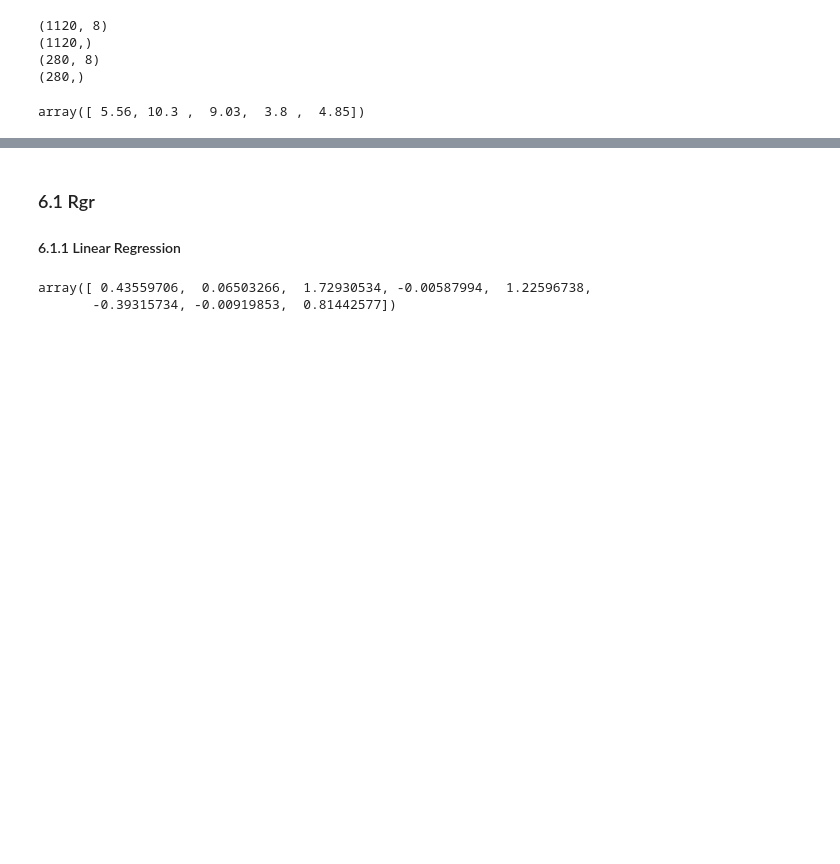
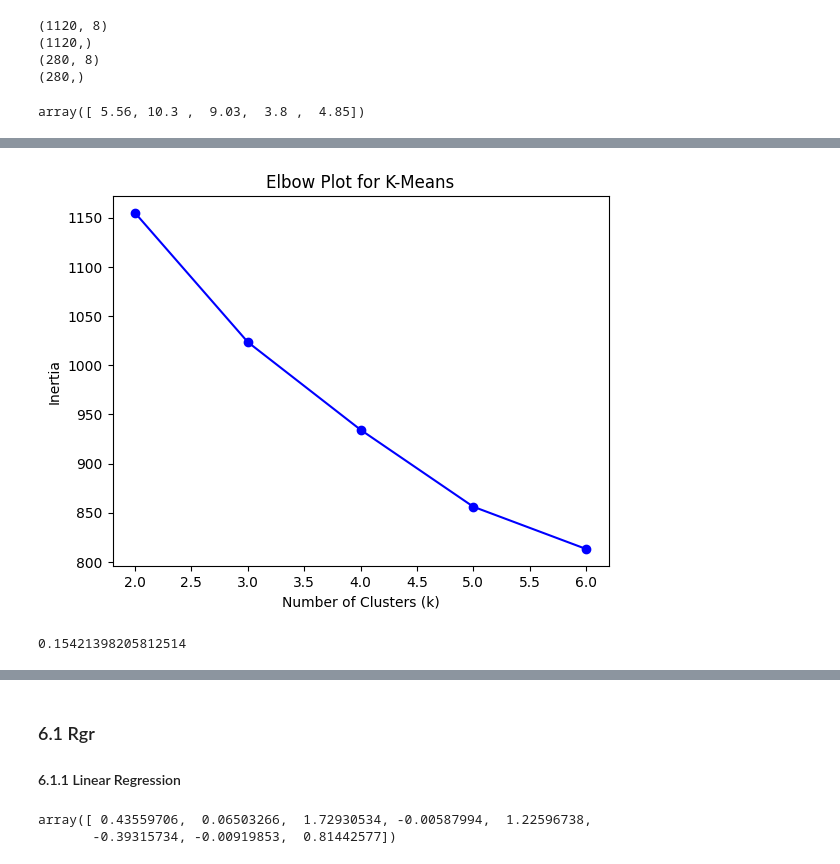
Before and after one commit to XunMMU/dsf-carbon, a Jupyter notebook: TT3L_G01_Notebook.ipynb, the cells around one changed output, grey strips where cells are left out. Saved outputs shown, nothing was run; the diff lists cells and outputs as text; code cells hidden in the pictures; blank space fills up the shorter version.

Commit message:
Clustering

```diff
--- a/TT3L_G01_Notebook.ipynb
+++ b/TT3L_G01_Notebook.ipynb
@@ -600,0 +605,16 @@ array([ 5.56, 10.3 ,  9.03,  3.8 ,  4.85])
+# %%
+user_profile = df.groupby('user_id').agg(
+    avg_transport=('transport_mode', 'mean'),
+    avg_distance=('distance_km', 'mean'),
+    avg_nonrenewable_electricity=('nonrenewable_electricity_kwh', 'mean'),
+    avg_renewable_electricity=('renewable_electricity_kwh', 'mean'),
+    avg_screen_time=('screen_time_hours', 'mean'),
+    avg_waste=('waste_generated_kg', 'mean'),
+    avg_eco_actions=('eco_actions', 'mean'),
+    avg_carbon=('carbon_footprint_kg', 'mean')
+)
+
+cluster_features = [c for c in user_profile.columns if c != 'avg_carbon']
+scaler = StandardScaler()
+X_scaled = scaler.fit_transform(user_profile[cluster_features])
+print(f"User profiles: {user_profile.shape}, Features: {len(cluster_features)}")
@@ -600,0 +640,20 @@ array([ 5.56, 10.3 ,  9.03,  3.8 ,  4.85])
+# %%
+inertia_list = []
+k_range = range(2, 7)
+for k in k_range:
+    model_k = KMeans(k, verbose=0, n_init='auto', random_state=42)
+    model_k.fit(X_scaled)
+    inertia_list.append(model_k.inertia_)
+
+plt.plot(list(k_range), inertia_list, "bo-")
+plt.xlabel('Number of Clusters (k)')
+plt.ylabel('Inertia')
+plt.title('Elbow Plot for K-Means')
+plt.show()
+# %% [output]
+[figure, added]
+# %%
+model_km = KMeans(3, verbose=0, n_init='auto', random_state=42)
+silhouette_score(X_scaled, model_km.fit_predict(X_scaled))
+# %% [output]
+0.15421398205812514
```
Also changed, not shown: parts of 14 cells of this notebook.
